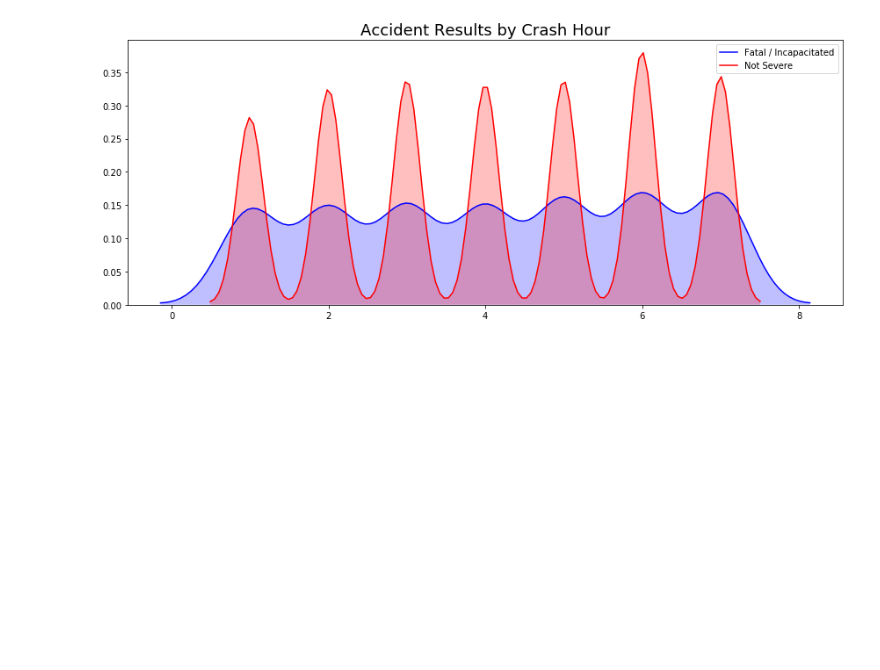
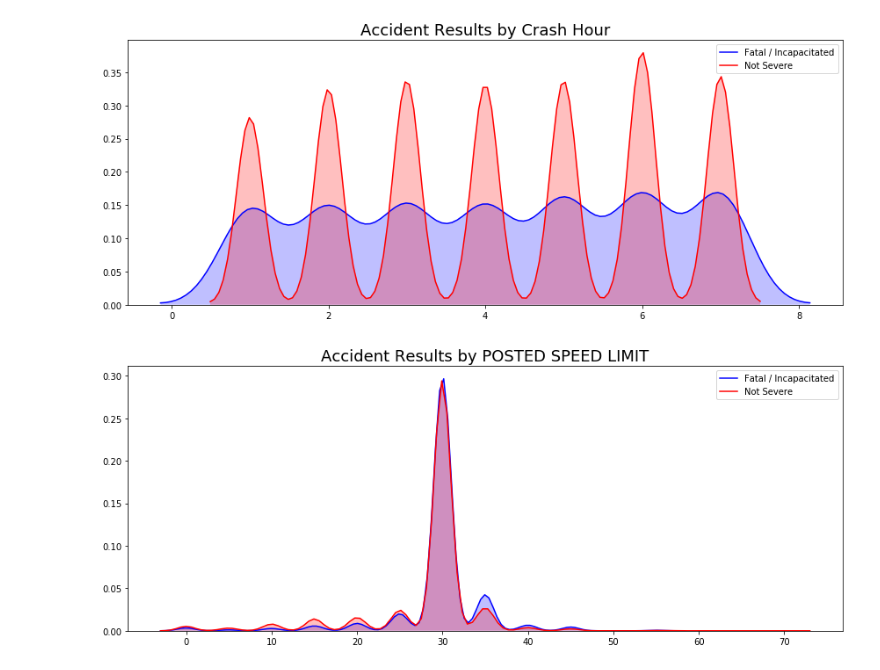
Before and after one commit to Morgan-Sell/chicago-traffic-safety, a Jupyter notebook: eda_feat_eng.ipynb, the cells around one changed output. Saved outputs shown, nothing was run; the diff lists cells and outputs as text; code cells hidden in the pictures; blank space fills up the shorter version.

```diff
--- a/eda_feat_eng.ipynb
+++ b/eda_feat_eng.ipynb
@@ -92,7 +118,7 @@ def display_bar_plot(data, x, title, figsize=(6,4), hue=None):
     ax.set_title(title, fontsize=16)
     fig.tight_layout();
 
-def plot_density_distribution_by_class(df, class_col, feature_name, figsize, title):
+def plot_density_distribution_by_class(df, class_col, feature_name, figsize, title, bandwidth=None):
     '''
     Generates a density distribution plot by class for the selected feature.
     '''
@@ -101,8 +127,8 @@ def plot_density_distribution_by_class(df, class_col, feature_name, figsize, tit
 
 
     fig, ax = plt.subplots(figsize=figsize)
-    ax = sns.kdeplot(fatal_arr, shade=True, color="b",  label = 'Fatal / Incapacitated')
-    ax = sns.kdeplot(not_fatal_arr, shade=True, color="r", label = 'Not Severe')
+    ax = sns.kdeplot(fatal_arr, shade=True, color="b",  bw=bandwidth, label = 'Fatal / Incapacitated')
+    ax = sns.kdeplot(not_fatal_arr, shade=True, color="r", bw=bandwidth, label = 'Not Severe')
     ax.legend()
     ax.set_title(title, fontsize=18)
     fig.tight_layout();
@@ -120,7 +146,7 @@ def create_has_snow_ice_feature(condition):
     '''
     Return 1 if day_of_week is Saturday or Sunday.
     '''
-    if condition == 'ICE' or day_of_week == 0:
+    if condition == 'ICE' or condition == 'SNOW OR SLUSH':
         return 1
     else:
         return 0
@@ -147,6 +173,7 @@ plot_null_val_heatmap(accidents, "Null Values", figsize=(20,8))
 # %%
 accidents['time_of_day'] = accidents['CRASH_HOUR'].apply(lambda x: time_of_day(x))
 accidents['is_weekend'] = accidents['CRASH_DAY_OF_WEEK'].apply(lambda x: create_is_weekend_feature(x))
+accidents['has_snow_ice'] = accidents['ROADWAY_SURFACE_COND'].apply(lambda x: create_has_snow_ice_feature(x))
 # %% [markdown]
 ---
 ## Unique Values for Features
@@ -306,3 +411,8 @@ plot_density_distribution_by_class(accidents, 'is_fatal_or_incap', 'CRASH_HOUR',
 plot_density_distribution_by_class(accidents, 'is_fatal_or_incap', 'CRASH_DAY_OF_WEEK', (12,5), 'Accident Results by Crash Hour')
 # %% [output]
 [figure]
+# %%
+# NOTE 35 MPH
+plot_density_distribution_by_class(accidents, 'is_fatal_or_incap', 'POSTED_SPEED_LIMIT', (12,5), 'Accident Results by POSTED SPEED LIMIT', 1)
+# %% [output]
+[figure, added]
```
Also changed, not shown: parts of 8 cells of this notebook.
